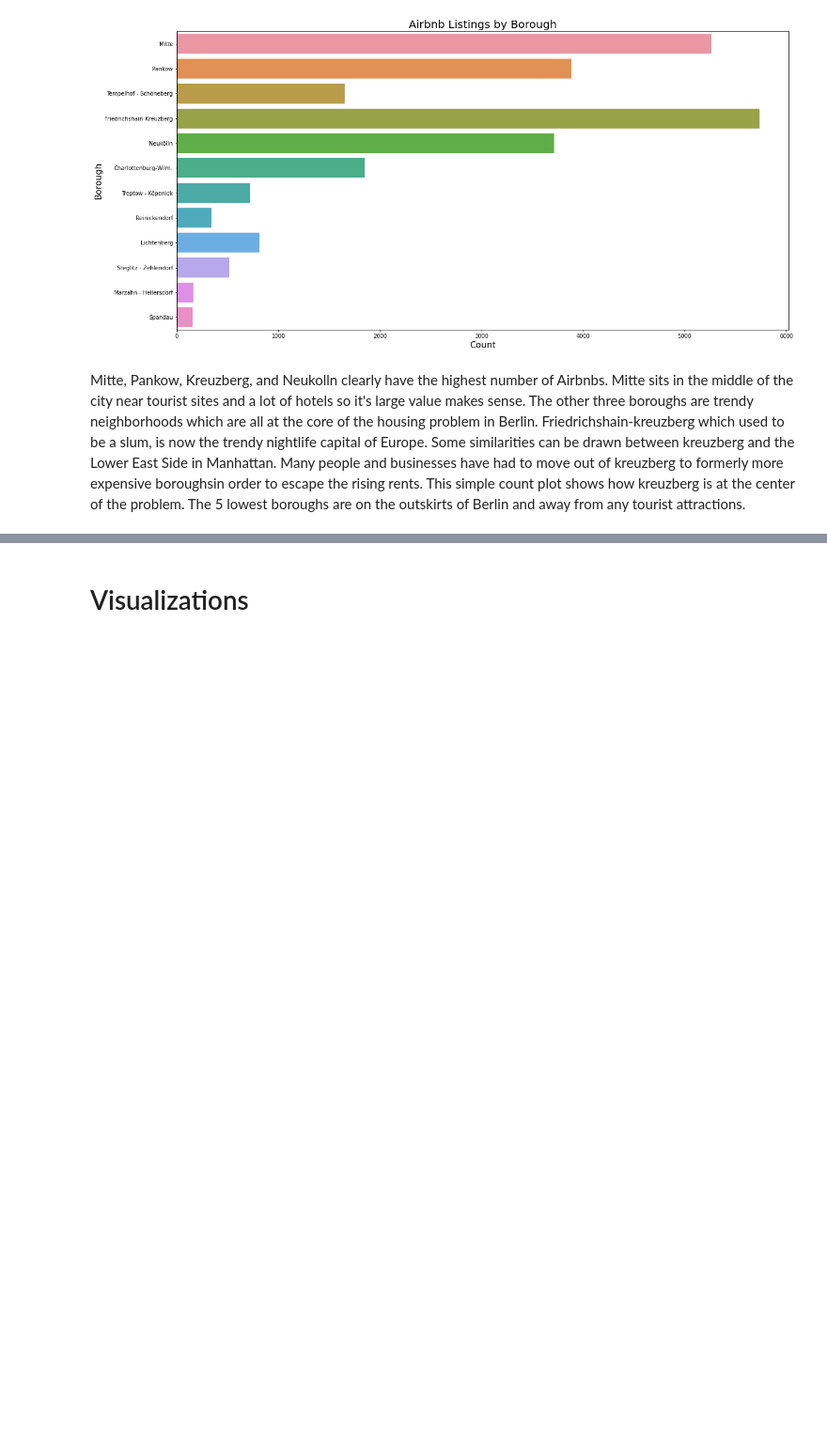
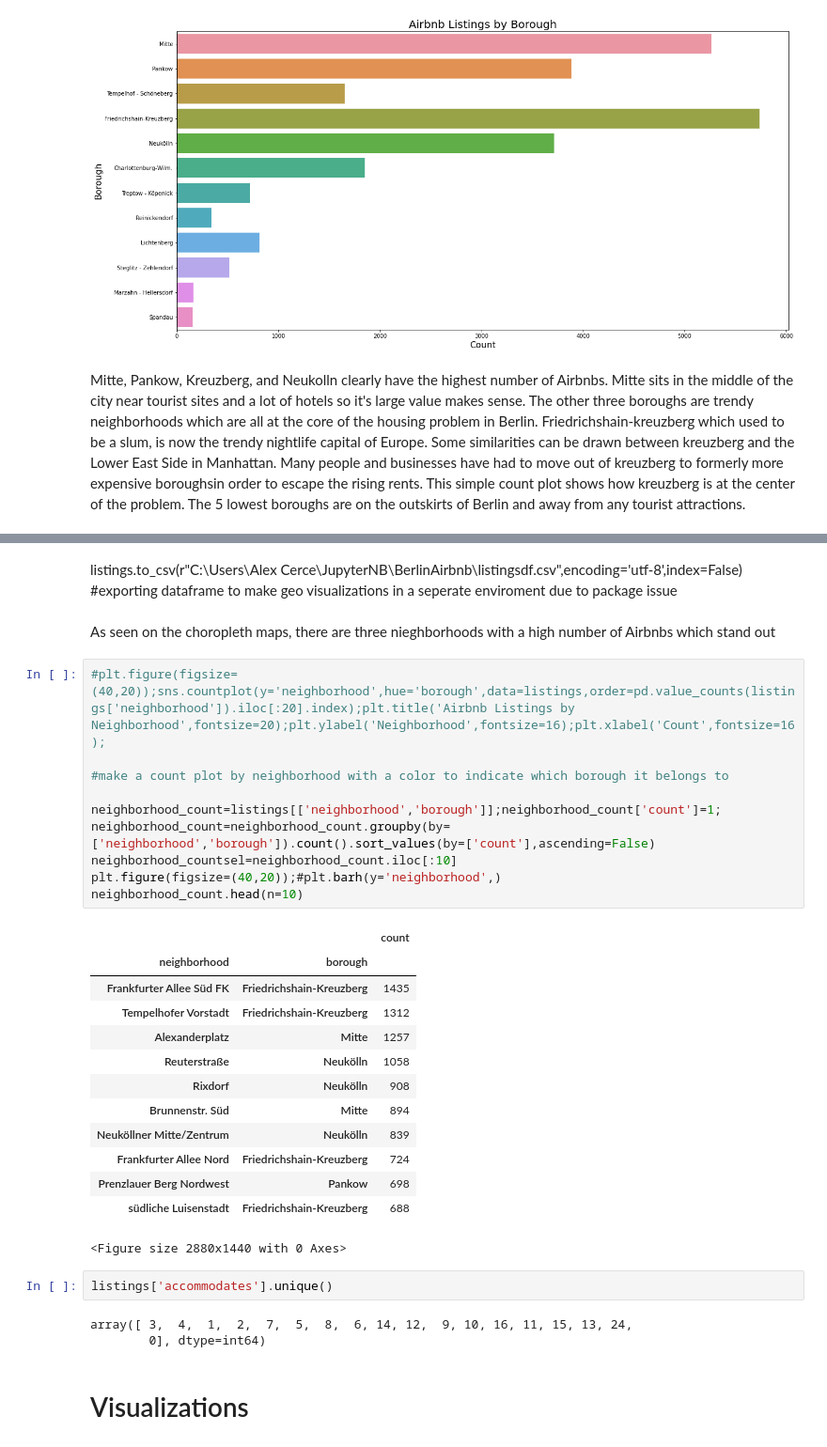
Before and after one commit to alexcerce/Berlin_Airbnb, a Jupyter notebook: Airbnb_Berlin_Main.ipynb, the cells around one changed output, grey strips where cells are left out. Shown at 94% size. Saved outputs shown, nothing was run; the diff lists cells and outputs as text; blank space fills up the shorter version.

```diff
--- a/Airbnb_Berlin_Main.ipynb
+++ b/Airbnb_Berlin_Main.ipynb
@@ -476,3 +473,37 @@ ModuleNotFoundError: No module named 'geopandas'
+# %% [markdown]
+listings.to_csv(r"C:\Users\Alex Cerce\JupyterNB\BerlinAirbnb\listingsdf.csv",encoding='utf-8',index=False)
+#exporting dataframe to make geo visualizations in a seperate enviroment due to package issue
+# %% [markdown]
+As seen on the choropleth maps, there are three nieghborhoods with a high number of Airbnbs which stand out
+# %%
+#plt.figure(figsize=(40,20));sns.countplot(y='neighborhood',hue='borough',data=listings,order=pd.value_counts(listings['neighborhood']).iloc[:20].index);plt.title('Airbnb Listings by Neighborhood',fontsize=20);plt.ylabel('Neighborhood',fontsize=16);plt.xlabel('Count',fontsize=16);
+
+#make a count plot by neighborhood with a color to indicate which borough it belongs to
+
+neighborhood_count=listings[['neighborhood','borough']];neighborhood_count['count']=1;
+neighborhood_count=neighborhood_count.groupby(by=['neighborhood','borough']).count().sort_values(by=['count'],ascending=False)
+neighborhood_countsel=neighborhood_count.iloc[:10]
+plt.figure(figsize=(40,20));#plt.barh(y='neighborhood',)
+neighborhood_count.head(n=10)
+# %% [output]
+|  |  | count |
+| neighborhood | borough |  |
+| Frankfurter Allee Süd FK | Friedrichshain-Kreuzberg | 1435 |
+| Tempelhofer Vorstadt | Friedrichshain-Kreuzberg | 1312 |
+| Alexanderplatz | Mitte | 1257 |
+| Reuterstraße | Neukölln | 1058 |
+| Rixdorf | Neukölln | 908 |
+| Brunnenstr. Süd | Mitte | 894 |
+| Neuköllner Mitte/Zentrum | Neukölln | 839 |
+| Frankfurter Allee Nord | Friedrichshain-Kreuzberg | 724 |
+| Prenzlauer Berg Nordwest | Pankow | 698 |
+| südliche Luisenstadt | Friedrichshain-Kreuzberg | 688 |
+<Figure size 2880x1440 with 0 Axes>
+# %%
+listings['accommodates'].unique()
+# %% [output]
+array([ 3,  4,  1,  2,  7,  5,  8,  6, 14, 12,  9, 10, 16, 11, 15, 13, 24,
+        0], dtype=int64)
 # %% [markdown]
 # Visualizations
 # %% [markdown]
```
Also changed, not shown: parts of 2 cells of this notebook.
